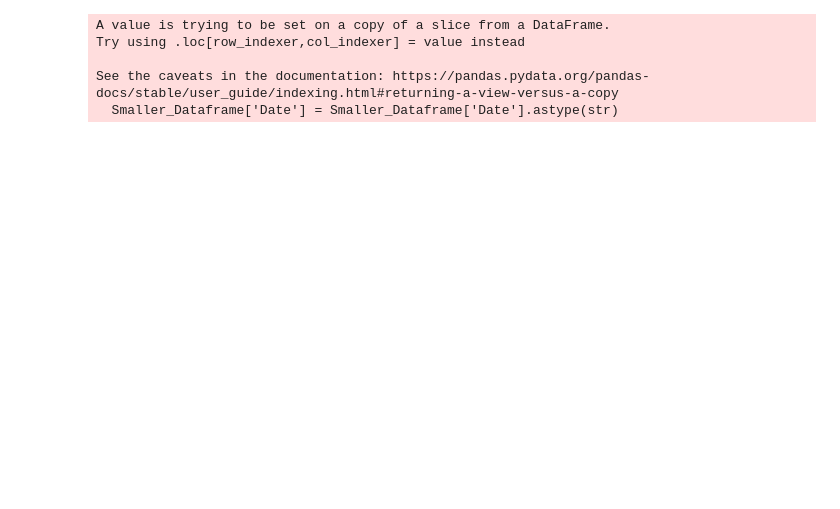
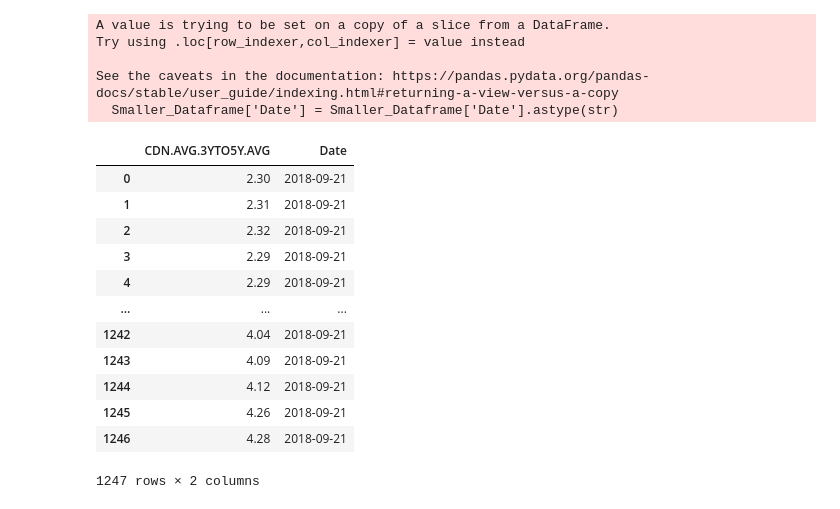
Before and after one commit to Texuhport/Stock-Market-Denoiser, a Jupyter notebook: Risk Evaluation.ipynb, the cells around one changed output. Drawn from its saved outputs; the diff is of its cells as text; code cells hidden in the pictures; blank space fills up the shorter version.

```diff
--- a/Risk Evaluation.ipynb
+++ b/Risk Evaluation.ipynb
@@ -235,6 +284,22 @@ Compared_Calcs['Bond Safety Ratio'] = abs(Compared_Calcs['Yield'] - Avg_5Yr_Bond
 
 #Reorganize Compared Calcs by Ticker
 regrouped_compared_calcs = Compared_Calcs.groupby(['Ticker', 'Date']).mean()
+# %%
+Bond_yields_filtered
+# %% [output]
+|  | CDN.AVG.3YTO5Y.AVG | Date |
+| 0 | 2.30 | 2018-09-21 |
+| 1 | 2.31 | 2018-09-21 |
+| 2 | 2.32 | 2018-09-21 |
+| 3 | 2.29 | 2018-09-21 |
+| 4 | 2.29 | 2018-09-21 |
+| ... | ... | ... |
+| 1242 | 4.04 | 2018-09-21 |
+| 1243 | 4.09 | 2018-09-21 |
+| 1244 | 4.12 | 2018-09-21 |
+| 1245 | 4.26 | 2018-09-21 |
+| 1246 | 4.28 | 2018-09-21 |
+1247 rows × 2 columns
 # %%
 #Check for correlations
 correlation_matrix1 = regrouped_compared_calcs[['Bond Safety Ratio', 'Daily_Return']].corr()
```
Also changed, not shown: parts of 7 cells of this notebook.
